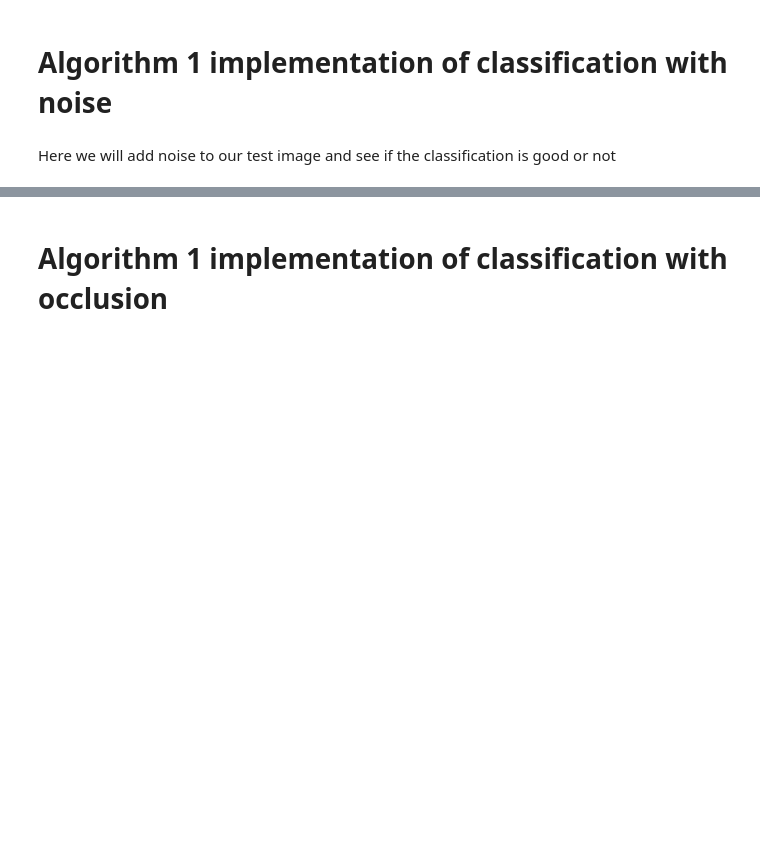
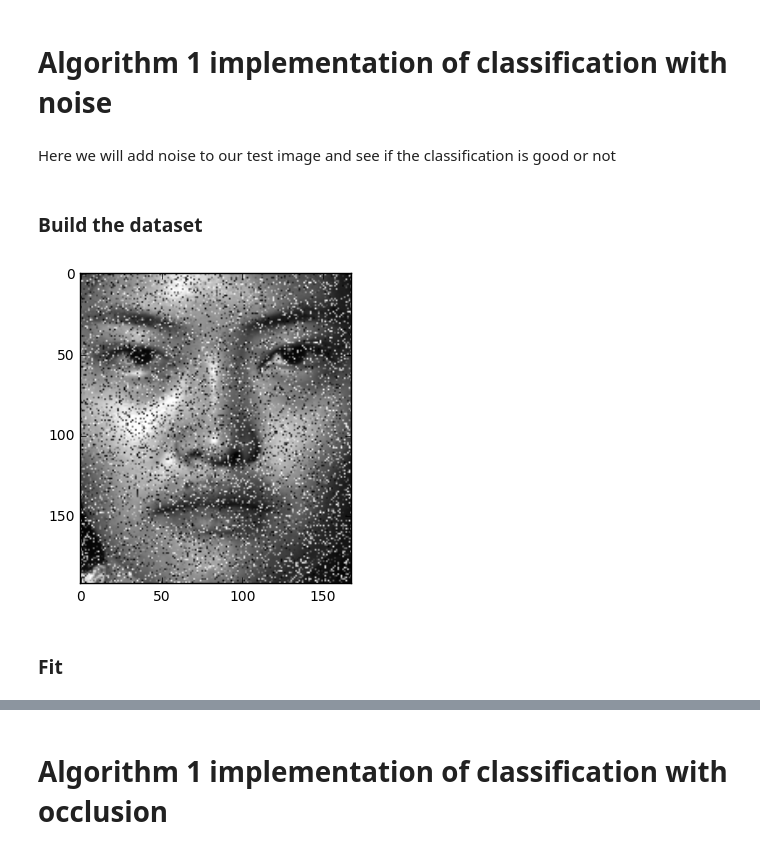
Before and after one commit to maxwab/facerecog, a Jupyter notebook: sparse_representation_implementation.ipynb, the cells around one changed output, grey strips where cells are left out. Saved outputs shown, nothing was run; the diff lists cells and outputs as text; code cells hidden in the pictures; blank space fills up the shorter version.

Commit message:
Sparse representation for one image

```diff
--- a/sparse_representation_implementation.ipynb
+++ b/sparse_representation_implementation.ipynb
@@ -388,0 +388,46 @@ Here we will add noise to our test image and see if the classification is good o
+# %% [markdown]
+### Build the dataset
+# %%
+X_train, X_test = [], []
+ytrain, ytest = [], []
+indices_train, indices_test = [], []
+
+for i in range(len(X)):
+    if i%64==0:
+        # On compute les indices des éléments à placer dans le test, ils sont différents pour chaque image.
+        test1 = np.random.choice(28,5,replace=False)
+        test2 = 29 + np.random.choice(35,7,replace=False)
+
+    # On crée X_test et X_train
+    if ((i%64 in test1) or (i%64 in test2)):
+        X_test.append(X_original[i])
+        ytest.append(y_original[i])
+        indices_test.append(i)
+    else:
+        X_train.append(X_original[i])
+        ytrain.append(y_original[i])
+        indices_train.append(i)
+# %%
+X_test_bf = []
+X_train_sz = []
+noise=0.25
+for i in range(len(X_test)):
+    tmp = noise_image(X_test[i],noise)
+    im = Image.fromarray(tmp)
+    im = im.resize([12,10], Image.NEAREST)
+    X_test_bf.append(np.asarray(im, dtype=np.uint8))
+
+
+for i in range(len(X_train)):
+    im = Image.fromarray(X_train[i])
+    im = im.resize([12,10], Image.NEAREST)
+    X_train_sz.append(np.asarray(im, dtype=np.uint8))
+
+X_train = X_train_sz
+# %%
+tmp = noise_image(X_test[testval],noise)
+plt.imshow(tmp,cmap='gray')
+im = Image.fromarray(tmp)
+im = im.resize((12,10), Image.NEAREST)
+# %% [output]
+[figure, added]
@@ -388,0 +442,2 @@ Here we will add noise to our test image and see if the classification is good o
+# %% [markdown]
+### Fit
```
Also changed, not shown: parts of 27 cells of this notebook.
